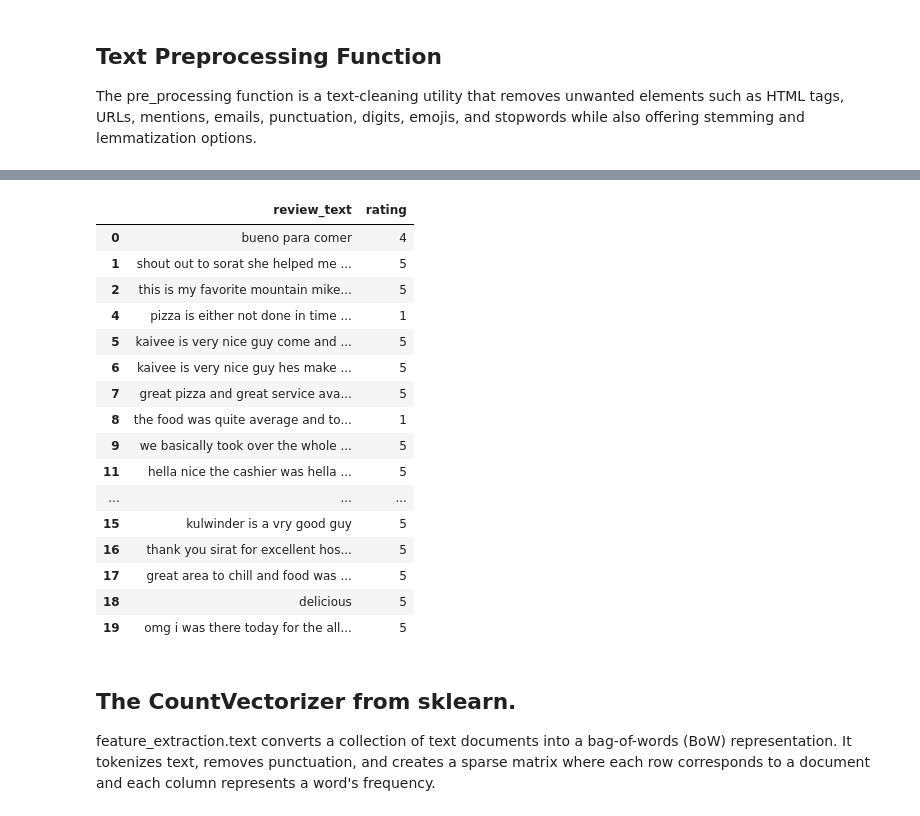
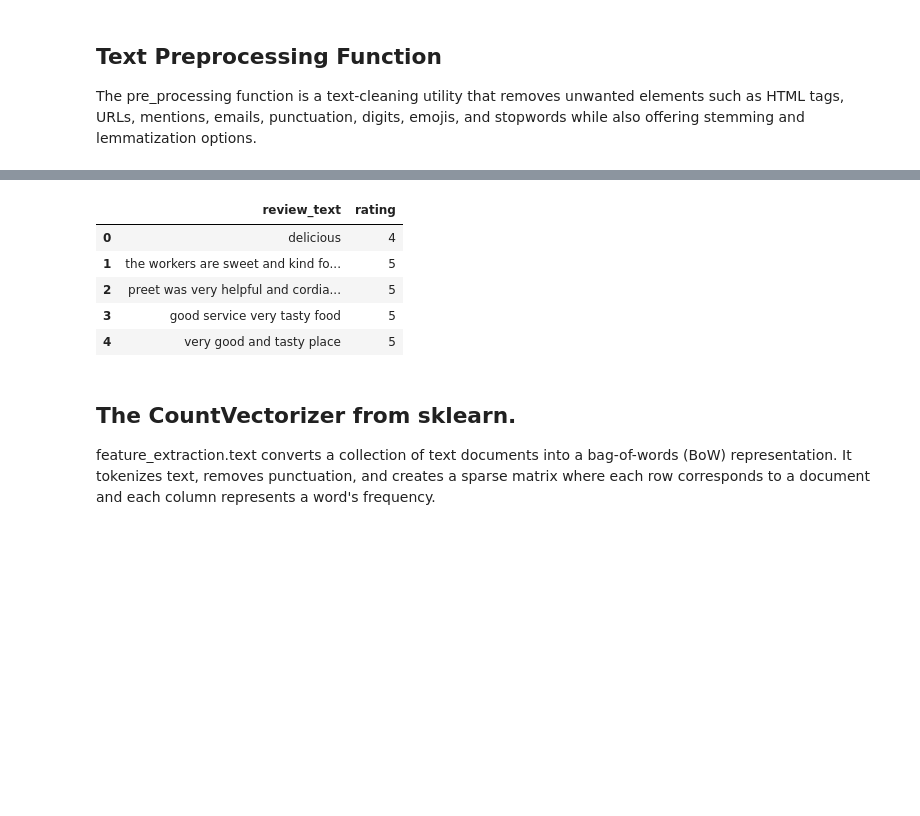
Before and after one commit to oni-samuel/Natural-Language-Processing-NLP-, a Jupyter notebook: NLP.ipynb, the cells around one changed output, grey strips where cells are left out. Cells and saved outputs as stored; diff of their text form; code cells hidden in the pictures; blank space fills up the shorter version.

```diff
--- a/NLP.ipynb
+++ b/NLP.ipynb
@@ -246,20 +240,0 @@ See the caveats in the documentation: https://pandas.pydata.org/pandas-docs/stab
-# %%
-final
-# %% [output]
-|  | review_text | rating |
-| 0 | bueno para comer | 4 |
-| 1 | shout out to sorat she helped me ... | 5 |
-| 2 | this is my favorite mountain mike... | 5 |
-| 4 | pizza is either not done in time ... | 1 |
-| 5 | kaivee is very nice guy come and ... | 5 |
-| 6 | kaivee is very nice guy hes make ... | 5 |
-| 7 | great pizza and great service ava... | 5 |
-| 8 | the food was quite average and to... | 1 |
-| 9 | we basically took over the whole ... | 5 |
-| 11 | hella nice the cashier was hella ... | 5 |
-| ... | ... | ... |
-| 15 | kulwinder is a vry good guy | 5 |
-| 16 | thank you sirat for excellent hos... | 5 |
-| 17 | great area to chill and food was ... | 5 |
-| 18 | delicious | 5 |
-| 19 | omg i was there today for the all... | 5 |
@@ -266,3 +243,13 @@ final
+# %%
+final= pd.read_csv(r"C:\Users\HP\Videos\New folder\final.csv")
+final.head()
+# %% [output]
+|  | review_text | rating |
+| 0 | delicious | 4 |
+| 1 | the workers are sweet and kind fo... | 5 |
+| 2 | preet was very helpful and cordia... | 5 |
+| 3 | good service very tasty food | 5 |
+| 4 | very good and tasty place | 5 |
 # %% [markdown]
 ## The CountVectorizer from sklearn.
 
```
Also changed, not shown: parts of 59 cells of this notebook, 4 other files.
